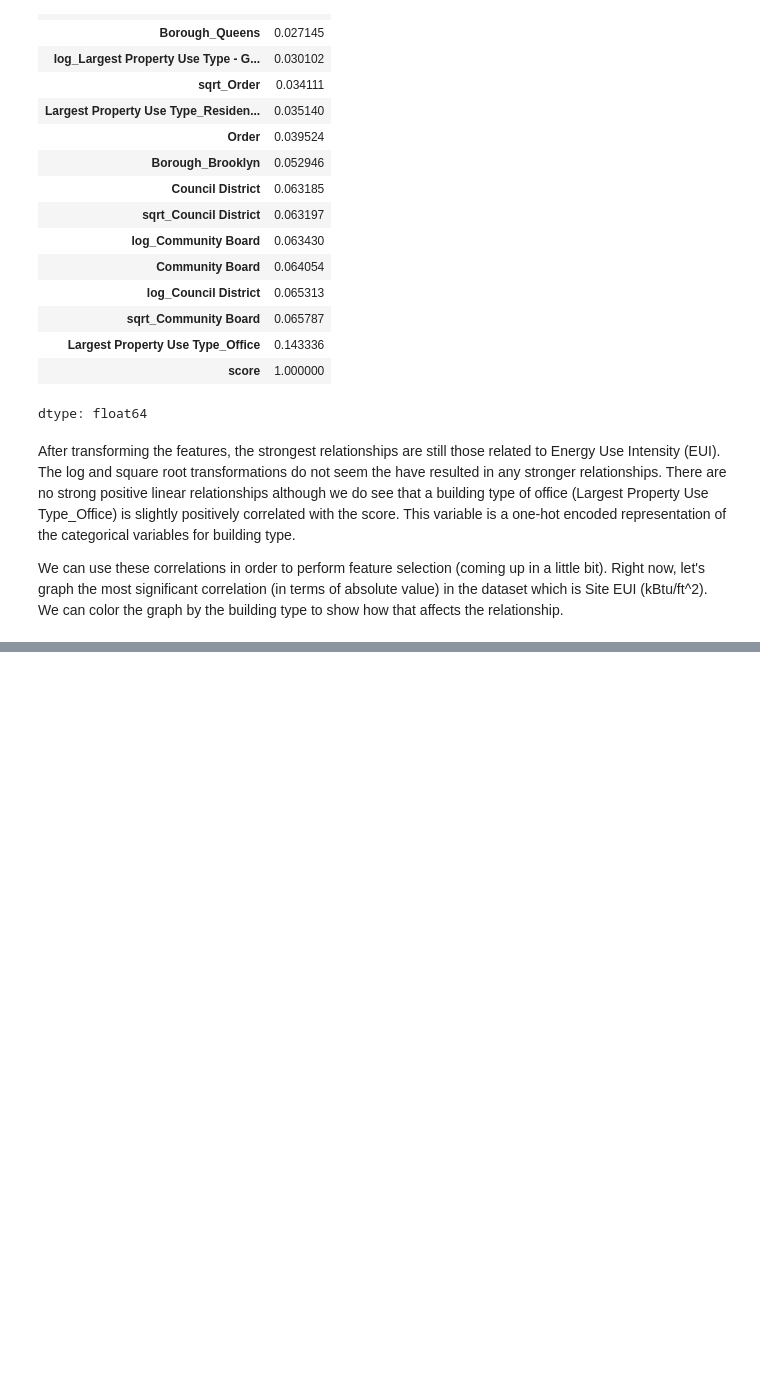
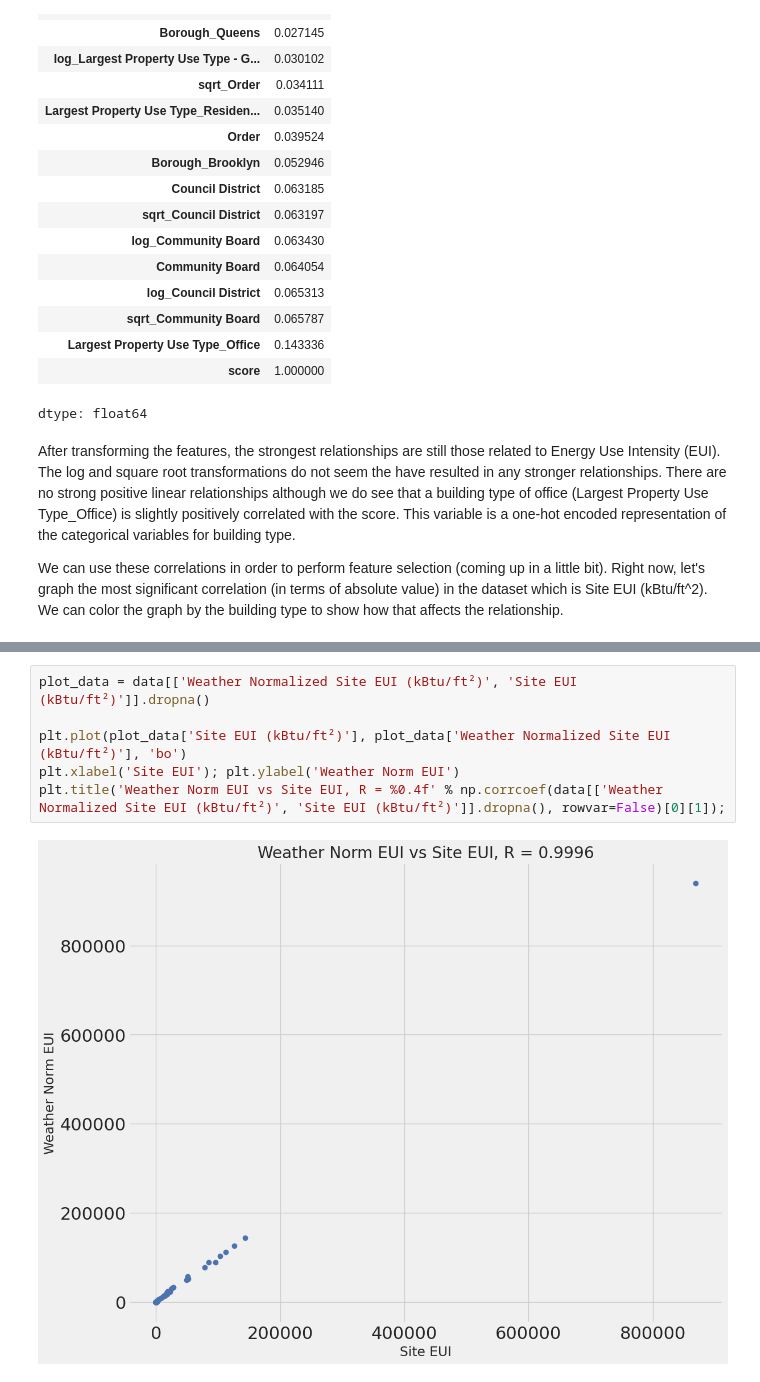
Before and after one commit to piaseckazaneta/CV, a Jupyter notebook: theEnergyStarScore_project_part_one.ipynb, the cells around one changed output, grey strips where cells are left out. Cells and saved outputs as stored; diff of their text form; blank space fills up the shorter version.

```diff
--- a/theEnergyStarScore_project_part_one.ipynb
+++ b/theEnergyStarScore_project_part_one.ipynb
@@ -457,0 +571,8 @@ TypeError: lmplot() got multiple values for argument 'data'
+# %%
+plot_data = data[['Weather Normalized Site EUI (kBtu/ft²)', 'Site EUI (kBtu/ft²)']].dropna()
+
+plt.plot(plot_data['Site EUI (kBtu/ft²)'], plot_data['Weather Normalized Site EUI (kBtu/ft²)'], 'bo')
+plt.xlabel('Site EUI'); plt.ylabel('Weather Norm EUI')
+plt.title('Weather Norm EUI vs Site EUI, R = %0.4f' % np.corrcoef(data[['Weather Normalized Site EUI (kBtu/ft²)', 'Site EUI (kBtu/ft²)']].dropna(), rowvar=False)[0][1]);
+# %% [output]
+[figure, added]
```
Also changed, not shown: parts of 26 cells of this notebook.
